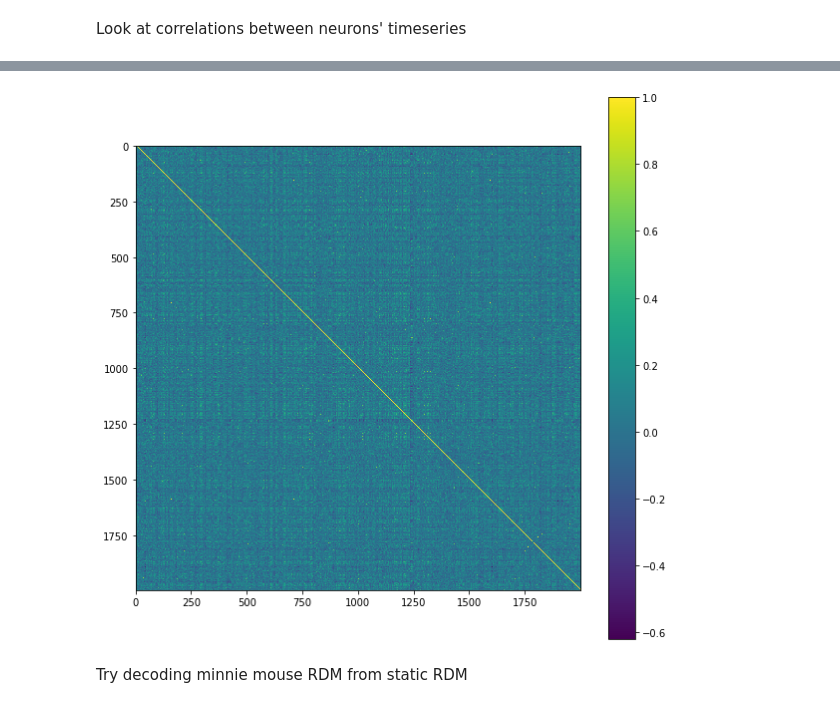
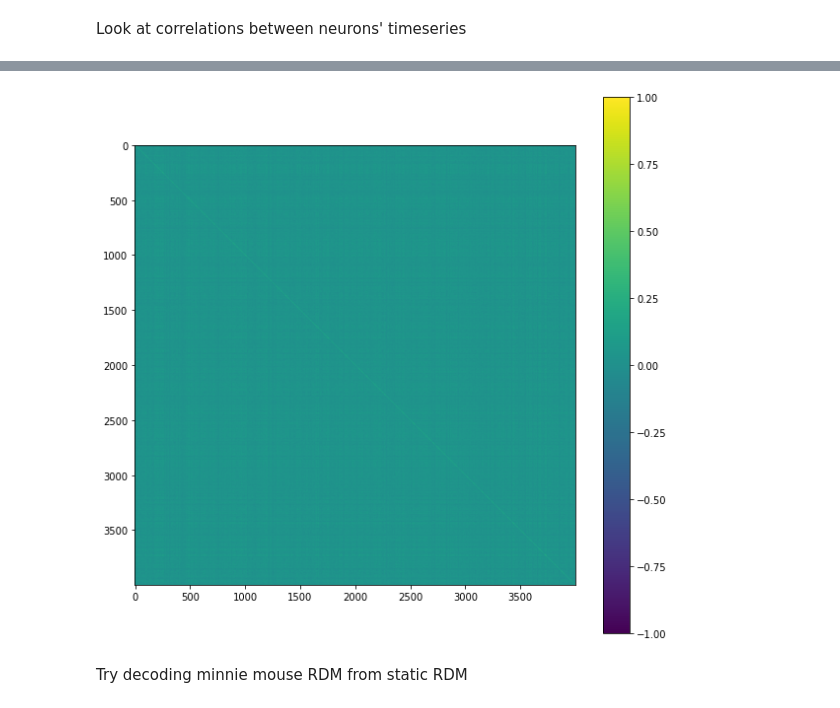
Before and after one commit to sekunder/NMA_Project, a Jupyter notebook: RSA_orientations.ipynb, the cells around one changed output, grey strips where cells are left out. Cells and saved outputs as stored; diff of their text form; code cells hidden in the pictures.

```diff
--- a/RSA_orientations.ipynb
+++ b/RSA_orientations.ipynb
@@ -101,4 +108,0 @@ plt.colorbar()
-# %%
-static_spont = dats['static']['u_spont'] @ dats['static']['v_spont']
-rdm_spont_static = 1 - np.corrcoef(static_spont.T)
-plt.imshow(rdm_spont_static)
@@ -126,9 +127,7 @@ rdm_minnie_f= make_rdm_func_conn(dats['minnie'])
-# %%
-static_spont = {}
-static_spont['sresp'] = dats['static']['u_spont'] @ dats['static']['v_spont']
-rdm_spont_f= make_rdm_func_conn(static_spont, 2000)
-# %% [output]
-[figure, removed]
+# %%
+rdm_spont_f= make_rdm_func_conn(static_spont)
+# %% [output]
+[figure, added]
 # %% [markdown]
 Try decoding minnie mouse RDM from static RDM
 # %%
```
Also changed, not shown: parts of 14 cells of this notebook.
